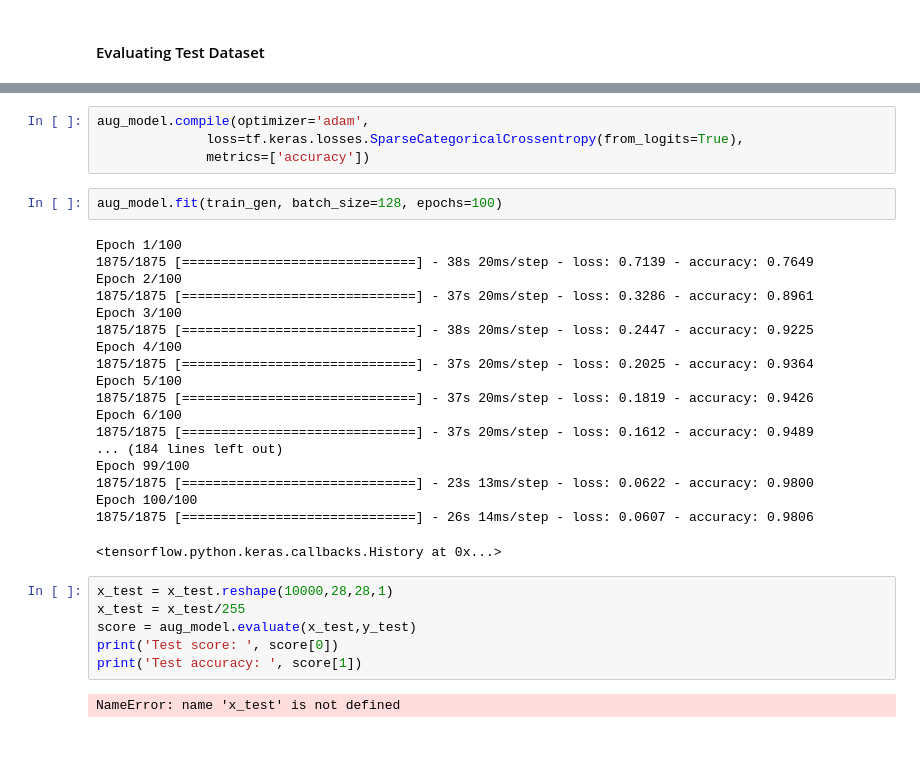
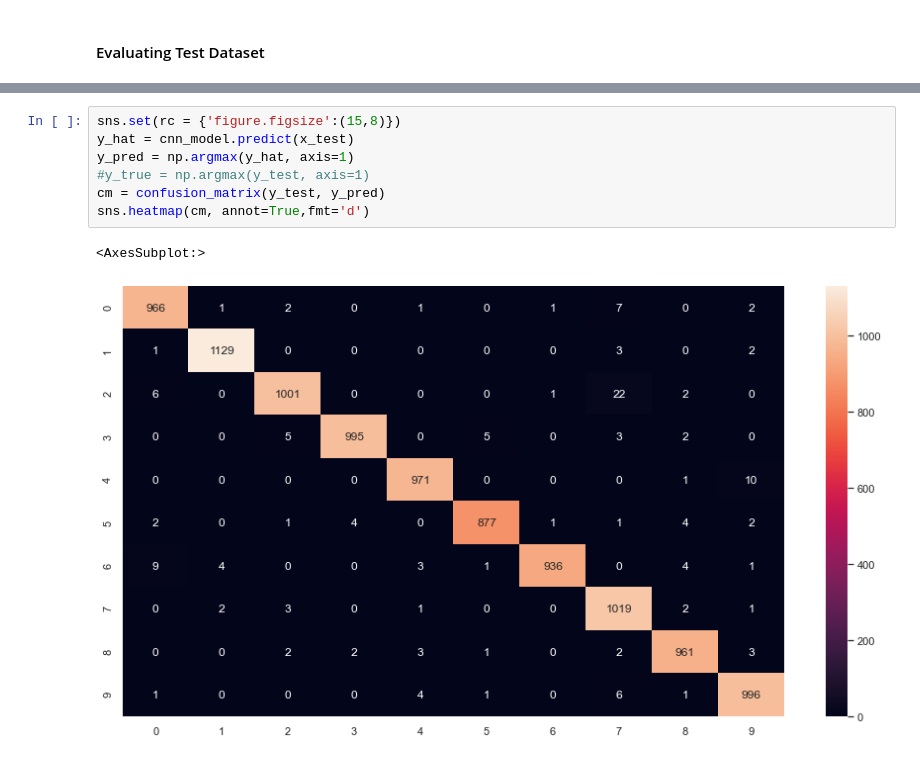
Before and after one commit to Priyanshu-Khound/Projects, a Jupyter notebook: Handwritten Digit Recognition.ipynb, the cells around one changed output, grey strips where cells are left out. Saved outputs shown, nothing was run; the diff lists cells and outputs as text.

```diff
--- a/Handwritten Digit Recognition.ipynb
+++ b/Handwritten Digit Recognition.ipynb
@@ -277,33 +284,10 @@ aug_model = tf.keras.models.Sequential([
-# %%
-aug_model.compile(optimizer='adam',
-              loss=tf.keras.losses.SparseCategoricalCrossentropy(from_logits=True),
-              metrics=['accuracy'])
-# %%
-aug_model.fit(train_gen, batch_size=128, epochs=100)
-# %% [output]
-Epoch 1/100
-1875/1875 [==============================] - 38s 20ms/step - loss: 0.7139 - accuracy: 0.7649
-Epoch 2/100
-1875/1875 [==============================] - 37s 20ms/step - loss: 0.3286 - accuracy: 0.8961
-Epoch 3/100
-1875/1875 [==============================] - 38s 20ms/step - loss: 0.2447 - accuracy: 0.9225
-Epoch 4/100
-1875/1875 [==============================] - 37s 20ms/step - loss: 0.2025 - accuracy: 0.9364
-Epoch 5/100
-1875/1875 [==============================] - 37s 20ms/step - loss: 0.1819 - accuracy: 0.9426
-Epoch 6/100
-1875/1875 [==============================] - 37s 20ms/step - loss: 0.1612 - accuracy: 0.9489
-... (184 lines left out)
-Epoch 99/100
-1875/1875 [==============================] - 23s 13ms/step - loss: 0.0622 - accuracy: 0.9800
-Epoch 100/100
-1875/1875 [==============================] - 26s 14ms/step - loss: 0.0607 - accuracy: 0.9806
-<tensorflow.python.keras.callbacks.History at 0x...>
-# %%
-x_test = x_test.reshape(10000,28,28,1)
-x_test = x_test/255
-score = aug_model.evaluate(x_test,y_test)
-print('Test score: ', score[0])
-print('Test accuracy: ', score[1])
-# %% [output]
-NameError: name 'x_test' is not defined
+# %%
+sns.set(rc = {'figure.figsize':(15,8)})
+y_hat = cnn_model.predict(x_test)
+y_pred = np.argmax(y_hat, axis=1)
+#y_true = np.argmax(y_test, axis=1)
+cm = confusion_matrix(y_test, y_pred)
+sns.heatmap(cm, annot=True,fmt='d')
+# %% [output]
+<AxesSubplot:>
+[figure, added]
```
Also changed, not shown: parts of 33 cells of this notebook.
